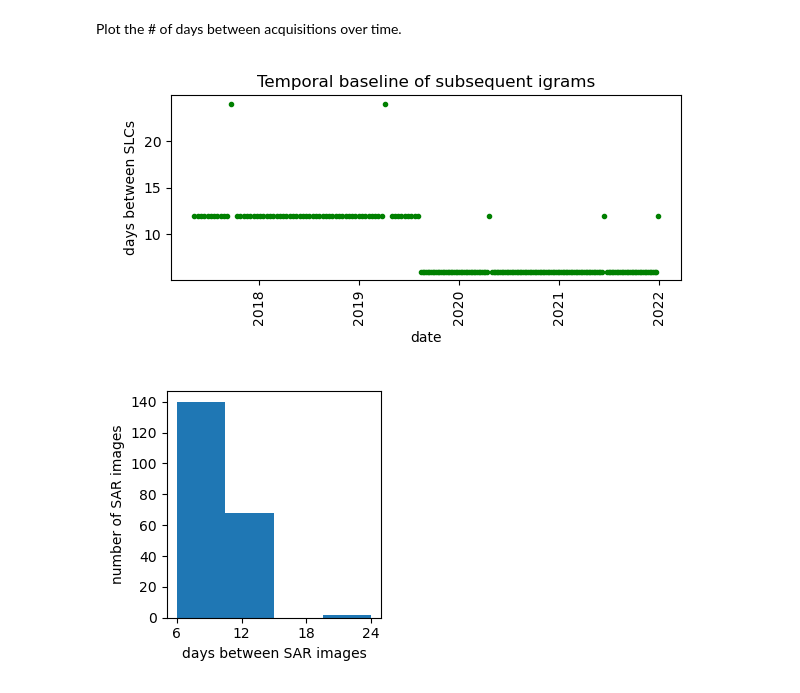
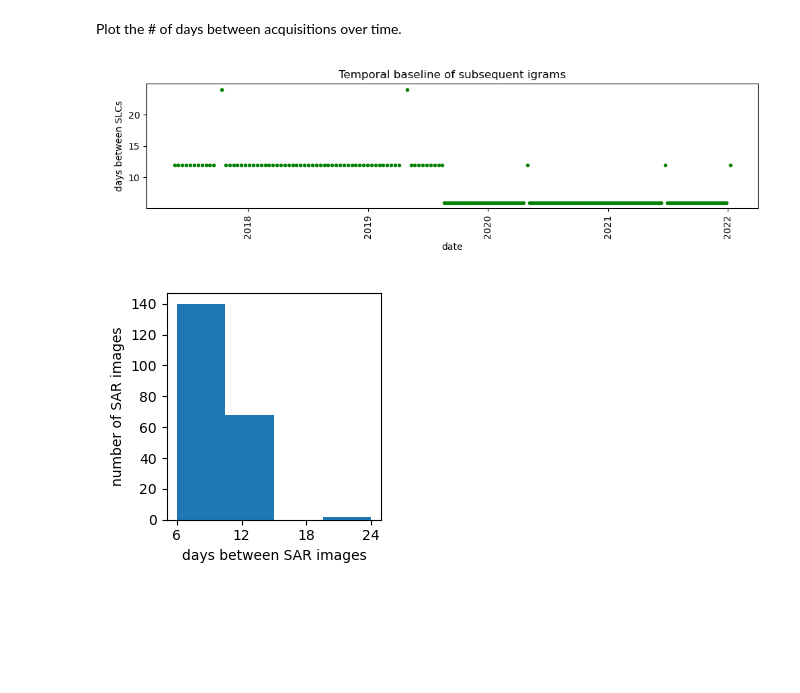
Before and after one commit to opaschall/LagunaSalada, a Jupyter notebook: 1_igrams/timeline_of_SLCs.ipynb, the cells around one changed output. Drawn from its saved outputs; the diff is of its cells as text; code cells hidden in the pictures; blank space fills up the shorter version.

```diff
--- a/1_igrams/timeline_of_SLCs.ipynb
+++ b/1_igrams/timeline_of_SLCs.ipynb
@@ -19,7 +19,7 @@ import matplotlib.pyplot as plt
 # %% [markdown]
 Define working directory and crop directory
 # %%
-workdir = '/data/ocp4/LagunaSalada/'
+workdir = '/data/ocp4/LagunaSalada/Data_and_Figs/'
 #cropdir='cropped_9000_20_10000_1780/'
 cropdir='cropped_9000_1800_18000_3600/'
 # %% [markdown]
@@ -43,17 +43,17 @@ for i in range(0,len(dt)):
 # %% [markdown]
 Plot the # of days between acquisitions over time.
 # %%
-fig=plt.figure(figsize=(6,3), tight_layout=True)
+fig=plt.figure(figsize=(10,3), tight_layout=True)
 plt.xticks(rotation = 90)
-plt.plot(slc_dates[0:len(slc_dates)-1],dt2,'.g')
+plt.plot(slc_dates[1::],dt2,'.g')
 #plt.xlim([np.min(slc_dates), np.max(slc_dates)])
 #plt.ylim([0, 16])
 plt.xlabel('date')
 plt.ylabel('days between SLCs')
 plt.title('Temporal baseline of subsequent igrams')
 plt.show()
 # %% [output]
-[figure, old version]
+[figure, new version]
 # %%
 plt.figure(figsize=(3,3),tight_layout='TRUE')
 plt.hist(dt2, bins=4); plt.xticks([6,12,18,24])
```
Also changed, not shown: 5 other files.
